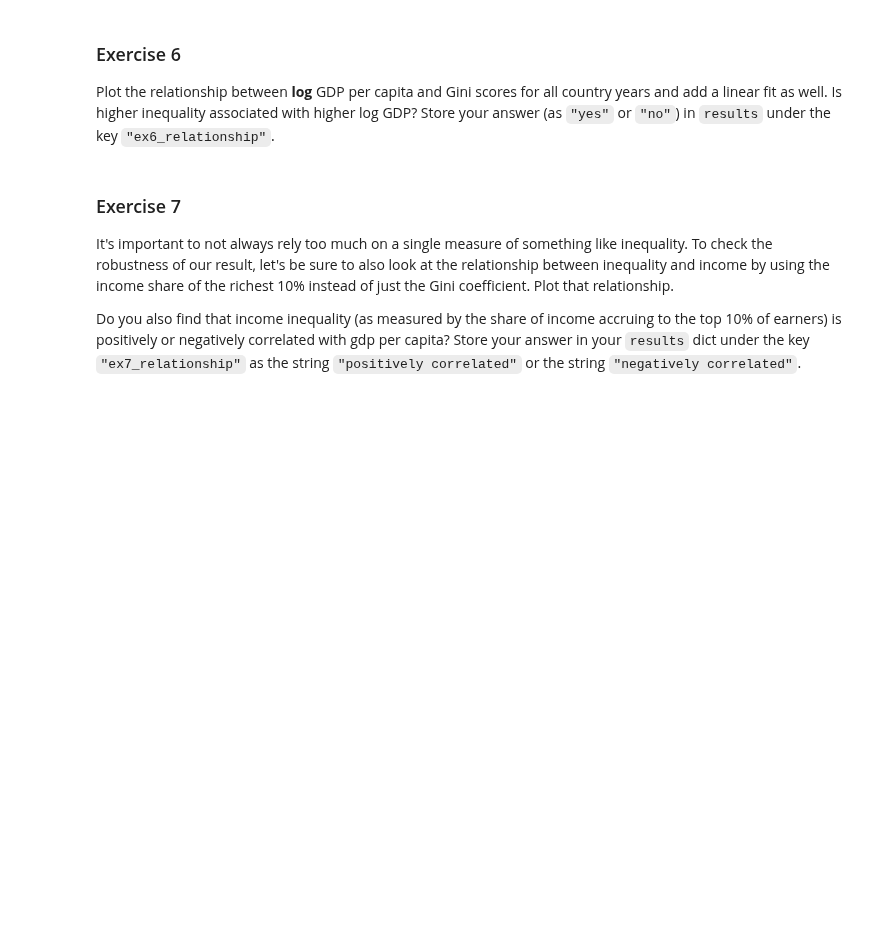
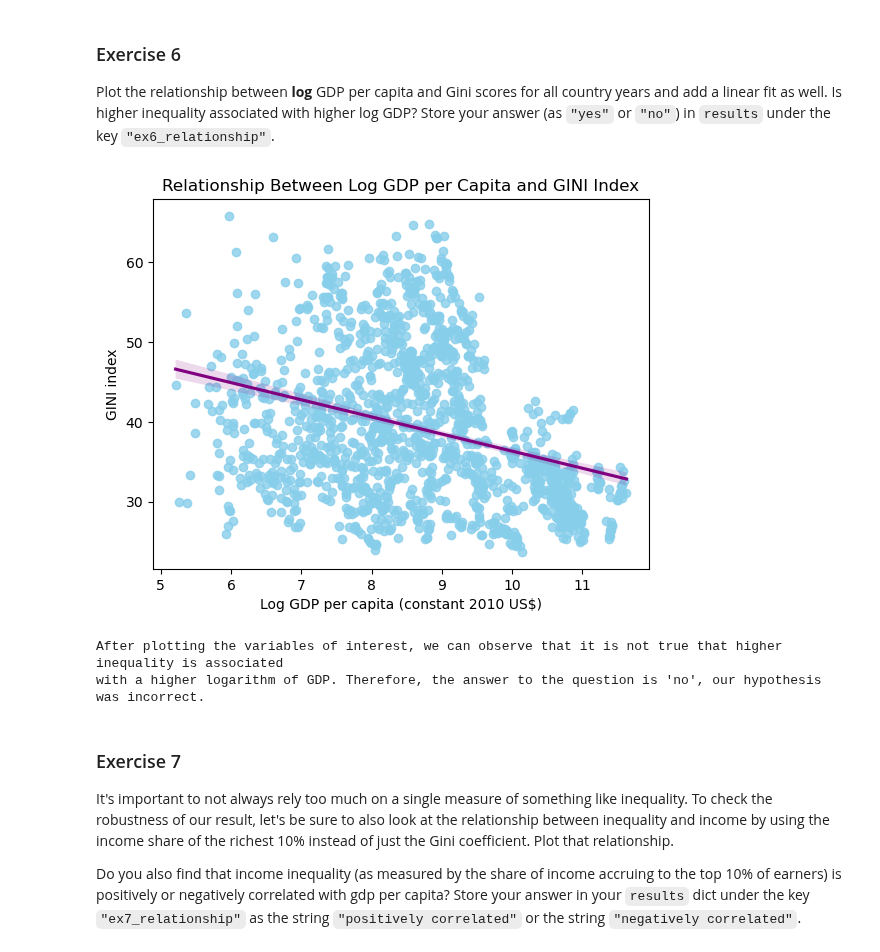
Before and after one commit to BarbaraPFloresRios/IDS720_PracticalDataScience, a Jupyter notebook: 20231109_ExerciseReshaping/Exercise_reshaping.ipynb, the cells around one changed output. Drawn from its saved outputs; the diff is of its cells as text; code cells hidden in the pictures; blank space fills up the shorter version.

```diff
--- a/20231109_ExerciseReshaping/Exercise_reshaping.ipynb
+++ b/20231109_ExerciseReshaping/Exercise_reshaping.ipynb
@@ -164,8 +167,7 @@ The two easy ways to fix these hierarchical `.column` objects are:
 <span style="color: #008080">*First, let's delete the columns that we won't use*</span>
 # %%
 columns_to_drop = ["Country Code", "Indicator Code", "Unnamed: 63"]
-filtered_indicator_WDI_Data = filtered_indicator_WDI_Data.drop(
-    columns_to_drop, axis=1)
+filtered_indicator_WDI_Data = filtered_indicator_WDI_Data.drop(columns_to_drop, axis=1)
 
 filtered_indicator_WDI_Data.head(2)
 # %% [output]
@@ -242,6 +253,46 @@ results["ex5_num_countries"] = ex5_num_countries
 ### Exercise 6
 
 Plot the relationship between **log** GDP per capita and Gini scores for all country years and add a linear fit as well. Is higher inequality associated with higher log GDP? Store your answer (as `"yes"` or `"no"`) in `results` under the key `"ex6_relationship"`.
+# %%
+filtered_indicator_wide_1980_2018_gini_WDI_Data = (
+    filtered_indicator_wide_1980_2018_gini_WDI_Data.copy()
+)
+
+
+filtered_indicator_wide_1980_2018_gini_WDI_Data[
+    "Log GDP per capita (constant 2010 US$)"
+] = np.log(
+    filtered_indicator_wide_1980_2018_gini_WDI_Data[
+        "GDP per capita (constant 2010 US$)"
+    ]
+)
+# %%
+x = filtered_indicator_wide_1980_2018_gini_WDI_Data[
+    "Log GDP per capita (constant 2010 US$)"
+]
+y = filtered_indicator_wide_1980_2018_gini_WDI_Data["GINI index (World Bank estimate)"]
+
+
+sns.regplot(x=x, y=y, color="purple", scatter_kws={"color": "skyblue"})
+
+plt.xlabel("Log GDP per capita (constant 2010 US$)")
+plt.ylabel("GINI index")
+plt.title("Relationship Between Log GDP per Capita and GINI Index")
+
+plt.show()
+# %% [output]
+[figure, added]
+# %%
+ex6_relationship = "no"
+results["ex6_relationship"] = ex6_relationship
+
+print(
+    f"After plotting the variables of interest, we can observe that it is not true that higher inequality is associated "
+    f"\nwith a higher logarithm of GDP. Therefore, the answer to the question is '{ex6_relationship}', our hypothesis was incorrect."
+)
+# %% [output]
+After plotting the variables of interest, we can observe that it is not true that higher inequality is associated
+with a higher logarithm of GDP. Therefore, the answer to the question is 'no', our hypothesis was incorrect.
 # %% [markdown]
 ### Exercise 7
 
```
Also changed, not shown: parts of 8 cells of this notebook.
